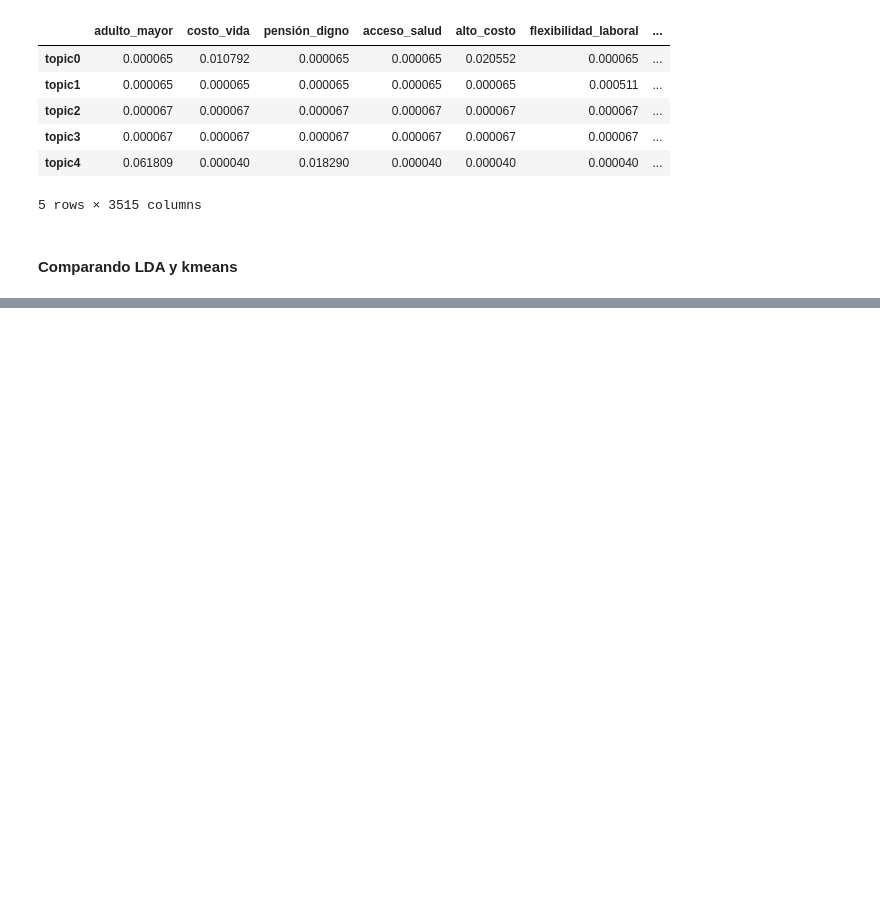
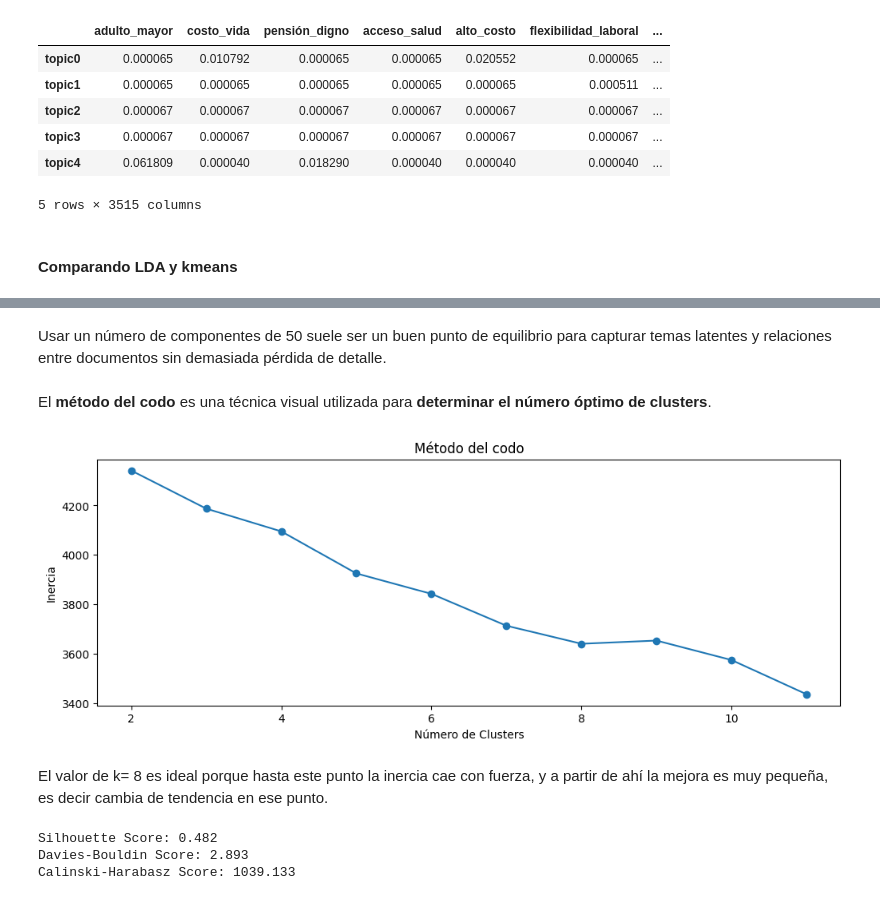
Before and after one commit to ctobar96/Comparando-topic-modeling-y-clustering, a Jupyter notebook: Tarea2_Cristian_Tobar.ipynb, the cells around one changed output, grey strips where cells are left out. Cells and saved outputs as stored; diff of their text form; code cells hidden in the pictures; blank space fills up the shorter version.

Commit message:
Comparación entre modelos.

```diff
--- a/Tarea2_Cristian_Tobar.ipynb
+++ b/Tarea2_Cristian_Tobar.ipynb
@@ -643,0 +652,62 @@ df_topic_term.head()
+# %%
+from gensim import matutils
+
+# Convertir en una matriz dispersa
+sparse_term_doc = matutils.corpus2csc(dtm_gensim)
+x_dispersa = sparse_term_doc.T
+# %%
+from sklearn.decomposition import PCA
+
+n_components = 50
+pca = PCA(n_components=n_components, whiten=True, random_state=42)
+X_pca = pca.fit_transform(x_dispersa)
+# %% [markdown]
+Usar un número de componentes de 50 suele ser un buen punto de equilibrio para capturar temas latentes y relaciones entre documentos sin demasiada pérdida de detalle.
+# %%
+from sklearn.preprocessing import Normalizer
+
+# Normalización depues de reducir dimnesiones
+normalizer = Normalizer(copy=False)
+X_reduced = normalizer.fit_transform(X_pca)
+# %% [markdown]
+El **método del codo** es una técnica visual utilizada para **determinar el número óptimo de clusters**.
+# %%
+from sklearn.cluster import KMeans
+
+inercia = []
+range_k =  range(2, 12)
+for k in range_k:
+    km = KMeans(n_clusters= k, random_state= 42)
+    km.fit(X_reduced)
+    inercia.append(km.inertia_)
+
+# Graficar el método del codo para KMeans
+plt.figure(figsize=(12, 4))
+plt.plot(range_k, inercia, marker='o')
+plt.title('Método del codo')
+plt.xlabel('Número de Clusters')
+plt.ylabel('Inercia')
+plt.show()
+# %% [output]
+[figure, added]
+# %% [markdown]
+El valor de k= 8 es ideal porque hasta este punto la inercia cae con fuerza, y a partir de ahí la mejora es muy pequeña, es decir cambia de tendencia en ese punto.
+# %%
+from sklearn.metrics import silhouette_score, davies_bouldin_score, calinski_harabasz_score
+# KMeans K= 3
+kmeans = KMeans(n_clusters=8, random_state=42)
+label_kmeans = kmeans.fit_predict(X_reduced)
+
+# Métricas
+silhouette_kmeans = silhouette_score(X_reduced, label_kmeans)
+davies_kmeans = davies_bouldin_score(X_reduced, label_kmeans)
+calinski_kmeans = calinski_harabasz_score(X_reduced, label_kmeans)
+
+# Imprimir
+print(f'Silhouette Score: {silhouette_kmeans:.3f}')
+print(f'Davies-Bouldin Score: {davies_kmeans:.3f}')
+print(f'Calinski-Harabasz Score: {calinski_kmeans:.3f}')
+# %% [output]
+Silhouette Score: 0.482
+Davies-Bouldin Score: 2.893
+Calinski-Harabasz Score: 1039.133
```
Also changed, not shown: parts of 7 cells of this notebook.
